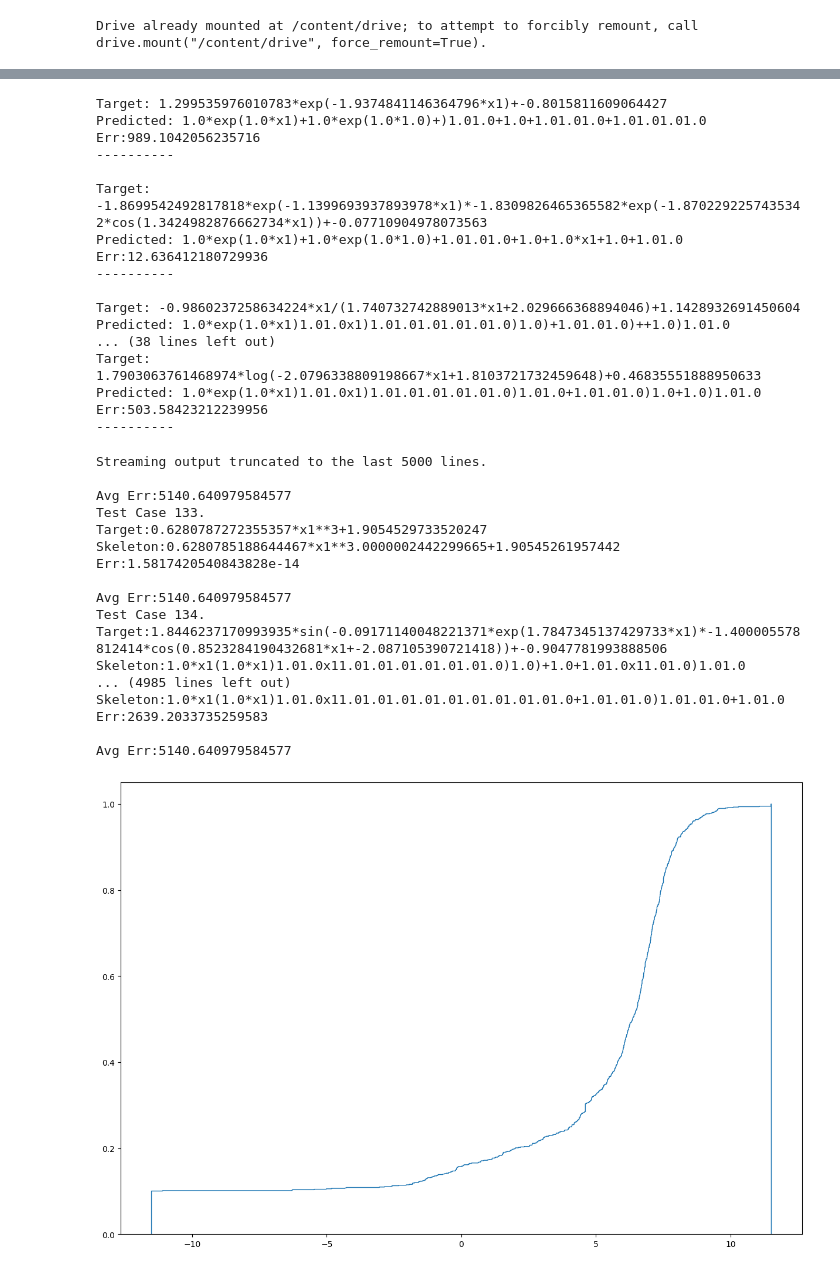
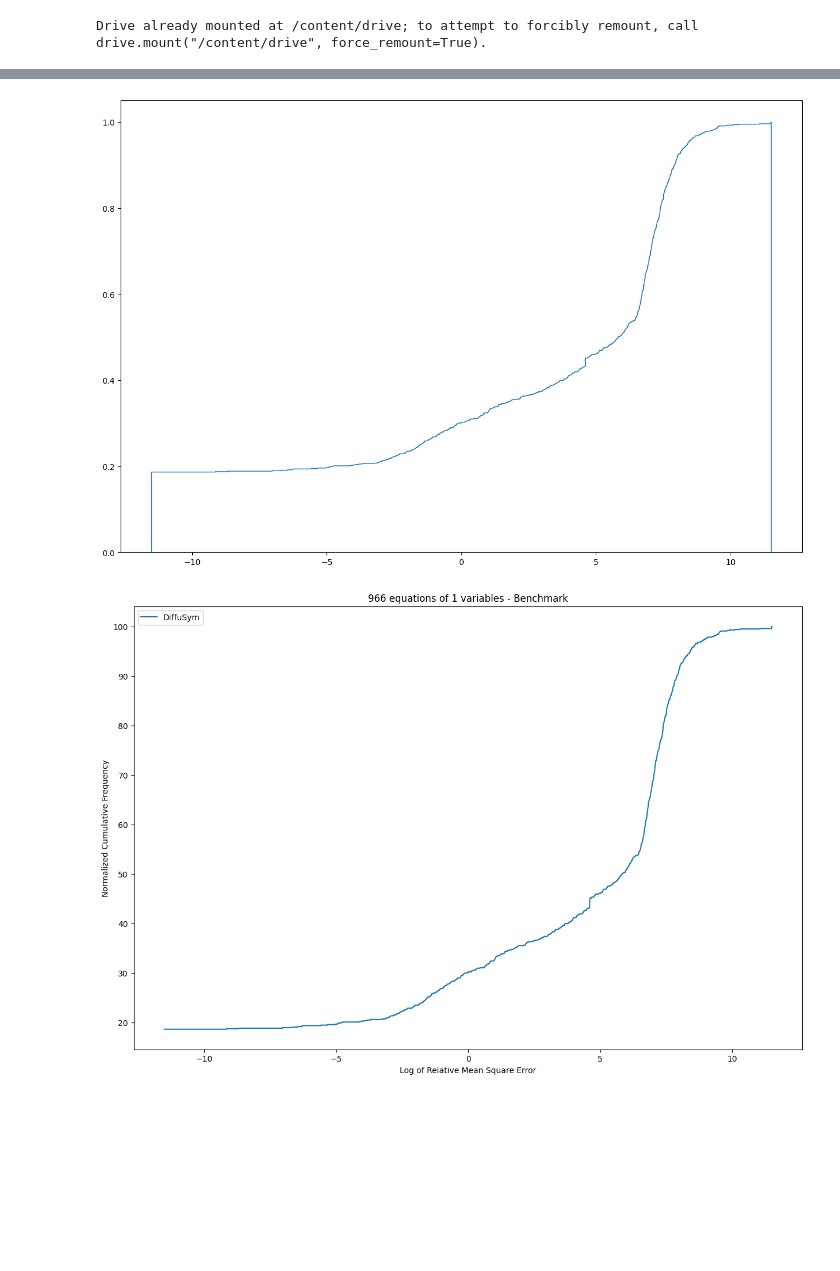
Before and after one commit to carolynw898/STAT946Proj, a Jupyter notebook: test.ipynb, the cells around one changed output, grey strips where cells are left out. Drawn from its saved outputs; the diff is of its cells as text; code cells hidden in the pictures; blank space fills up the shorter version.

Commit message:
CFG sampling test notebook

```diff
--- a/test.ipynb
+++ b/test.ipynb
@@ -124,7 +133,7 @@ def test_model(model, test_loader, textTest, train_dataset, device):
         tokens = tokens.to(device)
         variables = variables.to(device)
         B = points.shape[0]
-        predicted_skeletons = model.sample(points, variables, train_dataset, B, guidance_scale=0.9)
+        predicted_skeletons = model.sample(points, variables, train_dataset, B, ddim_step=50, guidance_scale=0.9)
 
         for i in range(B):
             t = json.loads(textTest[batch_idx * test_loader.batch_size + i])
@@ -154,8 +163,10 @@ def test_model(model, test_loader, textTest, train_dataset, device):
 
                     predicted = predicted.replace('C','{}').format(*cHat.x)
             except ValueError:
+                continue
                 raise 'Err: Wrong Equation {}'.format(predicted)
             except Exception as e:
+                continue
                 raise 'Err: Wrong Equation {}, Err: {}'.format(predicted, e)
 
             Ys = [] #t['YT']
@@ -329,10 +340,10 @@ model = SymbolicGaussianDiffusion(
     set_transformer=True,
 ).to(device)
 
-model_path = "/content/drive/MyDrive/Colab/STAT946_proj/models/diffusym_cfg/1_var_set_transformer_cfg.pth"
+model_path = "/content/drive/MyDrive/Colab/STAT946_proj/models/diffusym/1Var_set_transformer.pth"
 model.load_state_dict(torch.load(model_path, map_location=device, weights_only=True))
 model.eval()
-fName="/content/drive/MyDrive/Colab/STAT946_proj/results/diffusym_cfg/ddim_step_1/1_var_set_transformer_cfg.txt"
+fName=fName="/content/drive/MyDrive/Colab/STAT946_proj/results/diffusym_cfg_x0hatsampling/ddim_step_1/1_var_set_transformer_expr_val.txt"
 test_results = run_and_plot(model, fName, test_loader, textTest, train_dataset, device, pconfig)
 # %% [output]
 Target: -1.4608810703863337*exp(-1.3662906591107051*x1/(1.6570892466721525*x1))+-0.5481326790673482
@@ -474,35 +367,2 @@ Err:677.5239974952061
-Target: 1.299535976010783*exp(-1.9374841146364796*x1)+-0.8015811609064427
-Predicted: 1.0*exp(1.0*x1)+1.0*exp(1.0*1.0)+)1.01.0+1.0+1.01.01.0+1.01.01.01.0
-Err:989.1042056235716
-----------
-
-Target: -1.8699542492817818*exp(-1.1399693937893978*x1)*-1.8309826465365582*exp(-1.8702292257435342*cos(1.3424982876662734*x1))+-0.07710904978073563
-Predicted: 1.0*exp(1.0*x1)+1.0*exp(1.0*1.0)+1.01.01.0+1.0+1.0*x1+1.0+1.01.0
-Err:12.636412180729936
-----------
-
-Target: -0.9860237258634224*x1/(1.740732742889013*x1+2.029666368894046)+1.1428932691450604
-Predicted: 1.0*exp(1.0*x1)1.01.0x1)1.01.01.01.01.01.0)1.0)+1.01.01.0)++1.0)1.01.0
-... (38 lines left out)
-Target: 1.7903063761468974*log(-2.0796338809198667*x1+1.8103721732459648)+0.46835551888950633
-Predicted: 1.0*exp(1.0*x1)1.01.0x1)1.01.01.01.01.01.0)1.01.0+1.01.01.0)1.0+1.0)1.01.0
-Err:503.58423212239956
-----------
-Streaming output truncated to the last 5000 lines.
-
-Avg Err:5140.640979584577
-Test Case 133.
-Target:0.6280787272355357*x1**3+1.9054529733520247
-Skeleton:0.6280785188644467*x1**3.0000002442299665+1.90545261957442
-Err:1.5817420540843828e-14
-
-Avg Err:5140.640979584577
-Test Case 134.
-Target:1.8446237170993935*sin(-0.09171140048221371*exp(1.7847345137429733*x1)*-1.400005578812414*cos(0.8523284190432681*x1+-2.087105390721418))+-0.9047781993888506
-Skeleton:1.0*x1(1.0*x1)1.01.0x11.01.01.01.01.01.01.0)1.0)+1.0+1.01.0x11.01.0)1.01.0
-... (4985 lines left out)
-Skeleton:1.0*x1(1.0*x1)1.01.0x11.01.01.01.01.01.01.01.01.01.0+1.01.01.0)1.01.01.0+1.01.0
-Err:2639.2033735259583
-
-Avg Err:5140.640979584577
-[figure, old version]
+[figure, new version]
+[figure, added]
```
Also changed, not shown: parts of 5 cells of this notebook.
